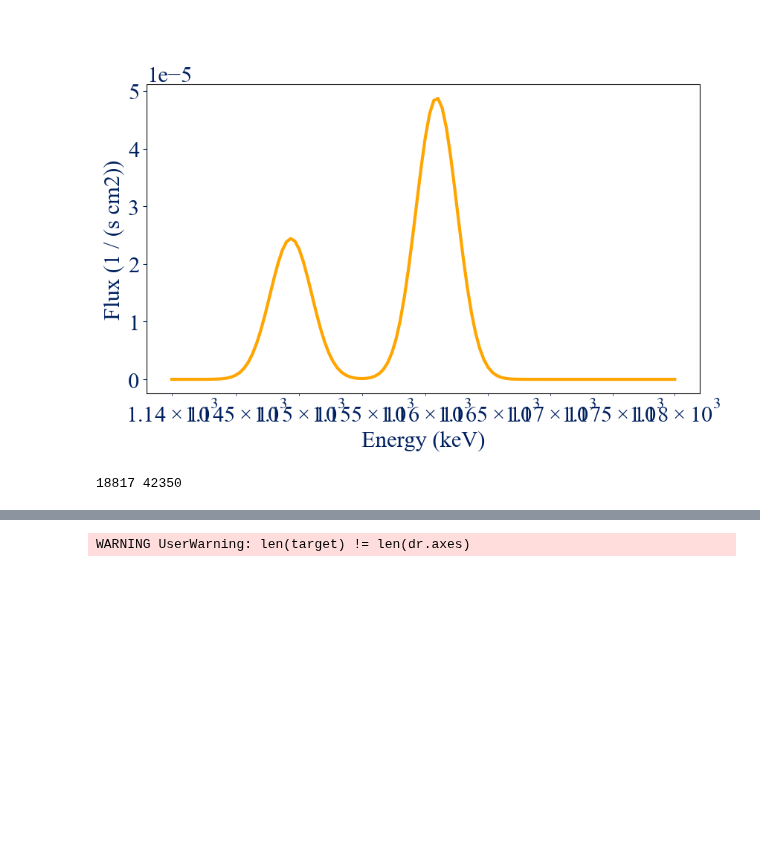
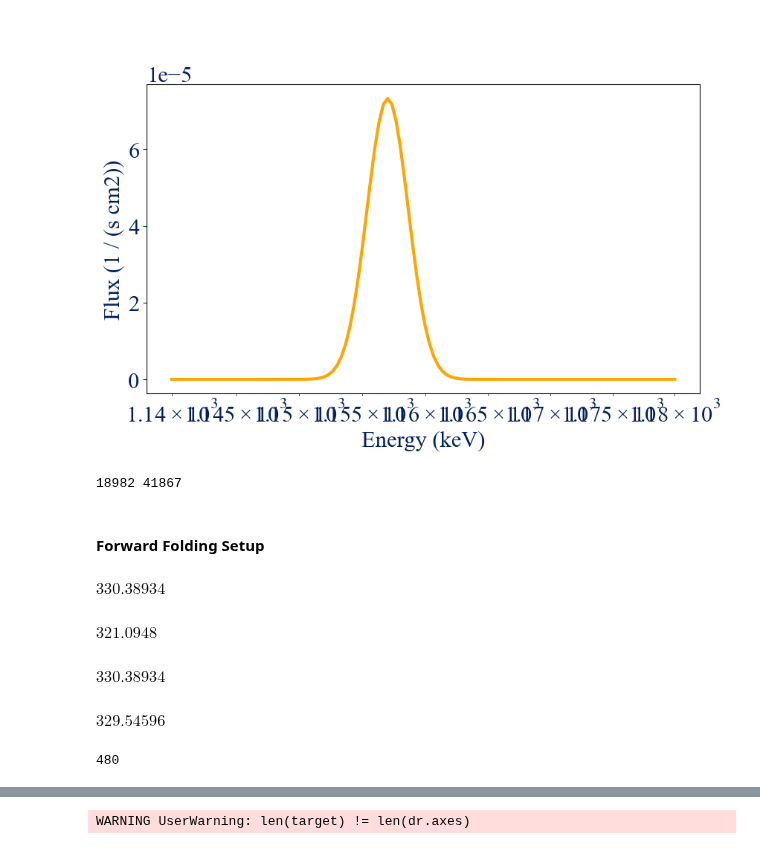
Before and after one commit to avalluvan/cosipy, a Jupyter notebook: docs/tutorials/response/LMDR4.ipynb, the cells around one changed output, grey strips where cells are left out. Cells and saved outputs as stored; diff of their text form; code cells hidden in the pictures; blank space fills up the shorter version.

```diff
--- a/docs/tutorials/response/LMDR4.ipynb
+++ b/docs/tutorials/response/LMDR4.ipynb
@@ -100,7 +100,7 @@ Text(0.5, 1.0, 'Healpix Map [2000:]')
 # %% [markdown]
 ### Data
 # %%
-name = 'CasAfullyresolved'
+name = 'CasAsymmetric'
 point_source = UnBinnedData(DATA_DIR / '44Ti/inputs.yaml')
 data = point_source.get_dict_from_fits(DATA_DIR / f'44Ti/sources/{name}_3months_unbinned_data_filtered_with_SAAcut.fits')
 
@@ -819,43 +906,42 @@ if name == 'CasAsymmetric':
 
     spectrum.F.free = True
     spectrum.mu.free = True
     spectrum.sigma.free = False
 
 else:
     # Create the compound model
     gaussian1 = Gaussian()
     gaussian2 = Gaussian()
     spectrum = gaussian1 + gaussian2
     spectrum = spectrum_reset(spectrum)
     spectrum_unit = spectrum.F_1.unit / spectrum.sigma_1.unit
 
-    spectrum.F_1.free = False
-    spectrum.mu_1.free = True
+    spectrum.F_1.free = True
+    spectrum.mu_1.free = False
     spectrum.sigma_1.free = False
-    spectrum.F_2.free = False
+    spectrum.F_2.free = True
     spectrum.mu_2.free = False
     spectrum.sigma_2.free = False
 
 
 # Generate some data for plotting
 xdata = np.linspace(1140, 1180, 121) * u.keV
 ydata = spectrum(xdata.value) * spectrum_unit
 
 # Plot the compound model
 plt.plot(xdata.value, ydata)
 plt.xlabel(f'Energy ({xdata.unit})')
 plt.ylabel(f'Flux ({spectrum_unit * u.keV})')
 # plt.ylim([0, 1e-5])
 plt.xscale('log')
 plt.show()
 # %% [output]
-[figure, old version]
+[figure, new version]
 # %%
-exposure_time = 92.34 * u.d * (len(energy_samples) / len(data['Energies'])) * 0.35#* 4/5 #* 5/6 #* 1/4      # 3 month total, SAA cut, 25% FOV (required fudge factor based on empirical testing through above rate plots was ~0.215 = 5/24).
+exposure_time = 92.34 * u.d * (num_samples / len(data['Energies'])) * 0.25#* 4/5 #* 5/6 #* 1/4      # 3 month total, SAA cut, 25% FOV (required fudge factor based on empirical testing through above rate plots was ~0.215 = 5/24).
                                                                                                      # By empirical testing, 4/5 is a good value for no spectral response analysis
 print(len(np.where((data['Energies'] > 1128) & (data['Energies'] < 1186))[0]), len(data['Energies']))
-Aeff = dr.get_effective_area
 # %% [output]
-18817 42350
+18982 41867
 # %%
 cosi = COSILikeNew('cosi',                                                     # COSI 3ML plugin
@@ -878,3 +964,30 @@ source = PointSource('source',
                      spectral_shape = spectrum)
 model = Model(source)
 cosi.set_model(model)
+# %% [markdown]
+#### Forward Folding Setup
+# %%
+cosi._spectral_smearing = 'gaussian'
+cosi._compute_predicted_c()
+# %% [output]
+$330.38934 \; \mathrm{}$
+# %%
+cosi._spectral_smearing = 'doubleexpgaus'
+cosi._compute_predicted_c()
+# %% [output]
+$321.0948 \; \mathrm{}$
+# %%
+cosi._spectral_smearing = None
+cosi._compute_predicted_c()
+# %% [output]
+$330.38934 \; \mathrm{}$
+# %%
+cosi._spectral_smearing = 'doubleexpgaus'
+cosi._Eiedges = np.array([1100, 1200]) * u.keV
+cosi._compute_predicted_c()
+# %% [output]
+$329.54596 \; \mathrm{}$
+# %%
+len(np.where((energy_samples.value > 1100) & (energy_samples.value < 1200))[0])
+# %% [output]
+480
```
Also changed, not shown: parts of 30 cells of this notebook, 1 other file.
